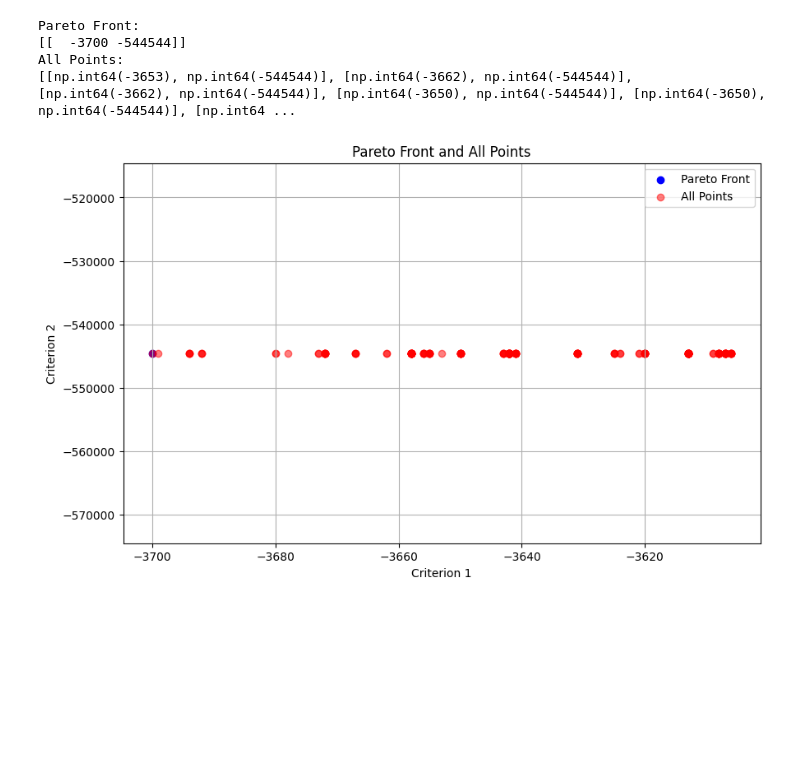
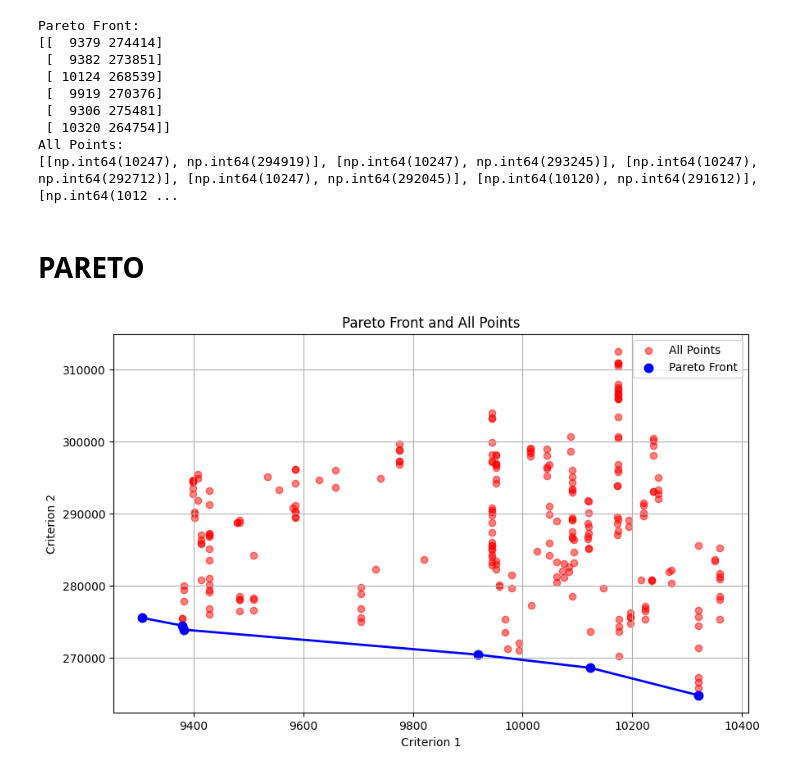
Before and after one commit to CenturionTheMan/OptimizationLabs, a Jupyter notebook: lab7/zad.ipynb, the cells around one changed output. Drawn from its saved outputs; the diff is of its cells as text; code cells hidden in the pictures; blank space fills up the shorter version.

Commit message:
pareto

```diff
--- a/lab7/zad.ipynb
+++ b/lab7/zad.ipynb
@@ -21,12 +23,26 @@ class AlgorithmSA:
                  ):
         self.iterations = iterations
 
+
+    def eval_end_times(self, p) -> List:
+        C = []
+        length = p[0].shape[0]
+        for i in range(length):
+            if i == 0:
+                C.append(p[0][i] + p[1][i] + p[2][i])
+            else:
+                tmp = C[i-1] + p[0][i] + p[1][i] + p[2][i]
+                C.append(tmp)
+        return C
+
+
     def eval_criterion(self, p, d) -> Tuple:
         kry_3 = None
         kry_4 = 0
+        C = self.eval_end_times(p)
         length = p[0].shape[0]
         for i in range(length):
-            diff = p[2][i] - d[i]
+            diff = max(C[i] - d[i], 0)
             if kry_3 is None or kry_3 < diff:
                 kry_3 = diff
             kry_4 += diff
@@ -98,7 +114,7 @@ class AlgorithmSA:
 random_gen = RandomNumberGenerator2(seedVaule=seed) # type: ignore
 p, d = random_gen.generate_input(100)
 
-algorithm = AlgorithmSA(iterations=2000)
+algorithm = AlgorithmSA(iterations=1000)
 F, P = algorithm.run(p, d)
 print("Pareto Front:")
 print(F)
@@ -106,22 +122,39 @@ print("All Points:")
 print(P)
 # %% [output]
 Pareto Front:
-[[  -3700 -544544]]
+[[  9379 274414]
+ [  9382 273851]
+ [ 10124 268539]
+ [  9919 270376]
+ [  9306 275481]
+ [ 10320 264754]]
 All Points:
-[[np.int64(-3653), np.int64(-544544)], [np.int64(-3662), np.int64(-544544)], [np.int64(-3662), np.int64(-544544)], [np.int64(-3650), np.int64(-544544)], [np.int64(-3650), np.int64(-544544)], [np.int64 ...
+[[np.int64(10247), np.int64(294919)], [np.int64(10247), np.int64(293245)], [np.int64(10247), np.int64(292712)], [np.int64(10247), np.int64(292045)], [np.int64(10120), np.int64(291612)], [np.int64(1012 ...
+# %% [markdown]
+# PARETO
 # %%
 #plot pareto
 
-import matplotlib.pyplot as plt
 plt.figure(figsize=(10, 6))
-plt.scatter(F[:, 0], F[:, 1], label='Pareto Front', color='blue')
 P_arr = np.array(P)
 plt.scatter(P_arr[:, 0], P_arr[:, 1], label='All Points', color='red', alpha=0.5)
+
+# Sort Pareto points by x-coordinate (Criterion 1)
+sorted_indices = np.argsort(F[:, 0])
+sorted_F = F[sorted_indices]
+
+# Plot scattered Pareto points
+plt.scatter(sorted_F[:, 0], sorted_F[:, 1], label='Pareto Front', color='blue',
+            s=50, edgecolor='blue', linewidth=1.5, marker='o')
+
+# Connect Pareto points with a line
+plt.plot(sorted_F[:, 0], sorted_F[:, 1], color='blue', linestyle='-', linewidth=2)
+
 plt.xlabel('Criterion 1')
 plt.ylabel('Criterion 2')
 plt.title('Pareto Front and All Points')
 plt.legend()
 plt.grid(True)
 plt.show()
 # %% [output]
-[figure, old version]
+[figure, new version]
```
Also changed, not shown: parts of 1 cell of this notebook, 1 other file.
